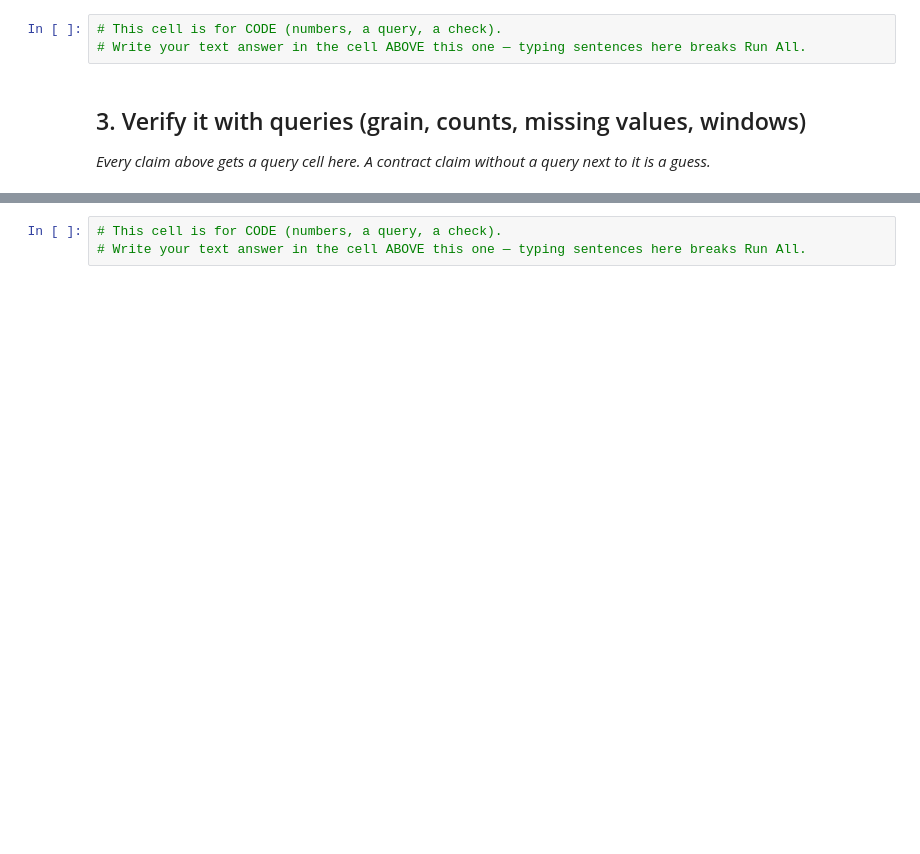
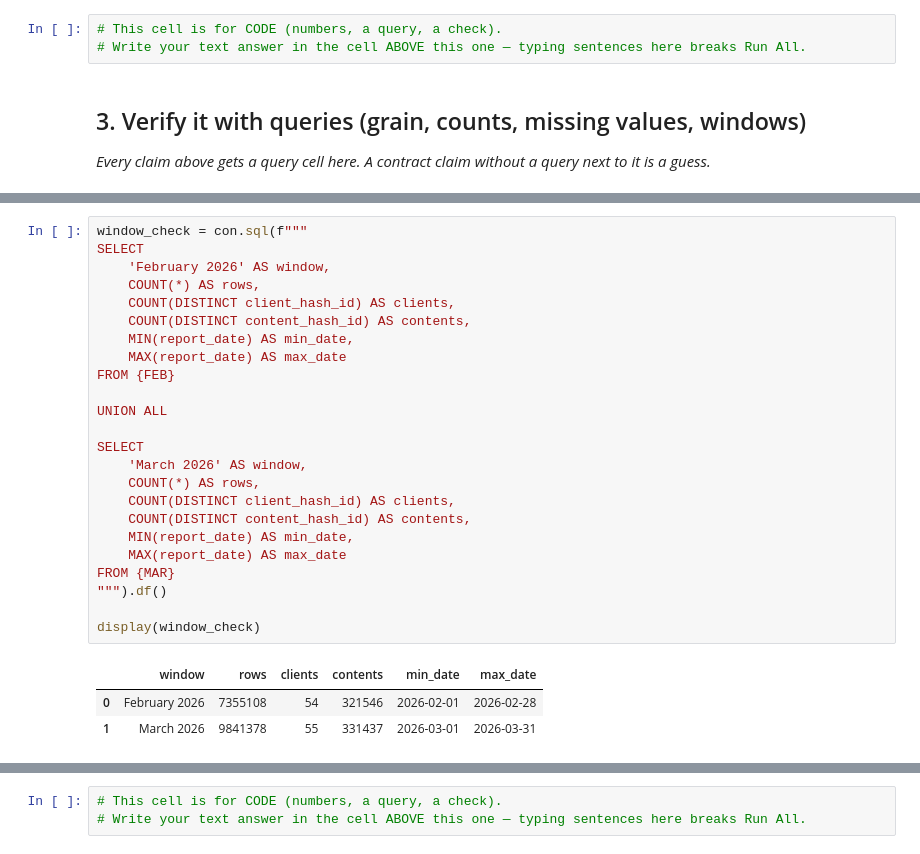
Before and after one commit to arsal626/flyrank-ml-internship, a Jupyter notebook: work/notebooks/w03_data_contract.ipynb, the cells around one changed output, grey strips where cells are left out. Cells and saved outputs as stored; diff of their text form; blank space fills up the shorter version.

```diff
--- a/work/notebooks/w03_data_contract.ipynb
+++ b/work/notebooks/w03_data_contract.ipynb
@@ -26,0 +163,28 @@ This skeleton is yours to fill. Work the sections **in order** — each one has
+# %%
+window_check = con.sql(f"""
+SELECT
+    'February 2026' AS window,
+    COUNT(*) AS rows,
+    COUNT(DISTINCT client_hash_id) AS clients,
+    COUNT(DISTINCT content_hash_id) AS contents,
+    MIN(report_date) AS min_date,
+    MAX(report_date) AS max_date
+FROM {FEB}
+
+UNION ALL
+
+SELECT
+    'March 2026' AS window,
+    COUNT(*) AS rows,
+    COUNT(DISTINCT client_hash_id) AS clients,
+    COUNT(DISTINCT content_hash_id) AS contents,
+    MIN(report_date) AS min_date,
+    MAX(report_date) AS max_date
+FROM {MAR}
+""").df()
+
+display(window_check)
+# %% [output]
+|  | window | rows | clients | contents | min_date | max_date |
+| 0 | February 2026 | 7355108 | 54 | 321546 | 2026-02-01 | 2026-02-28 |
+| 1 | March 2026 | 9841378 | 55 | 331437 | 2026-03-01 | 2026-03-31 |
```
Also changed, not shown: parts of 19 cells of this notebook.
